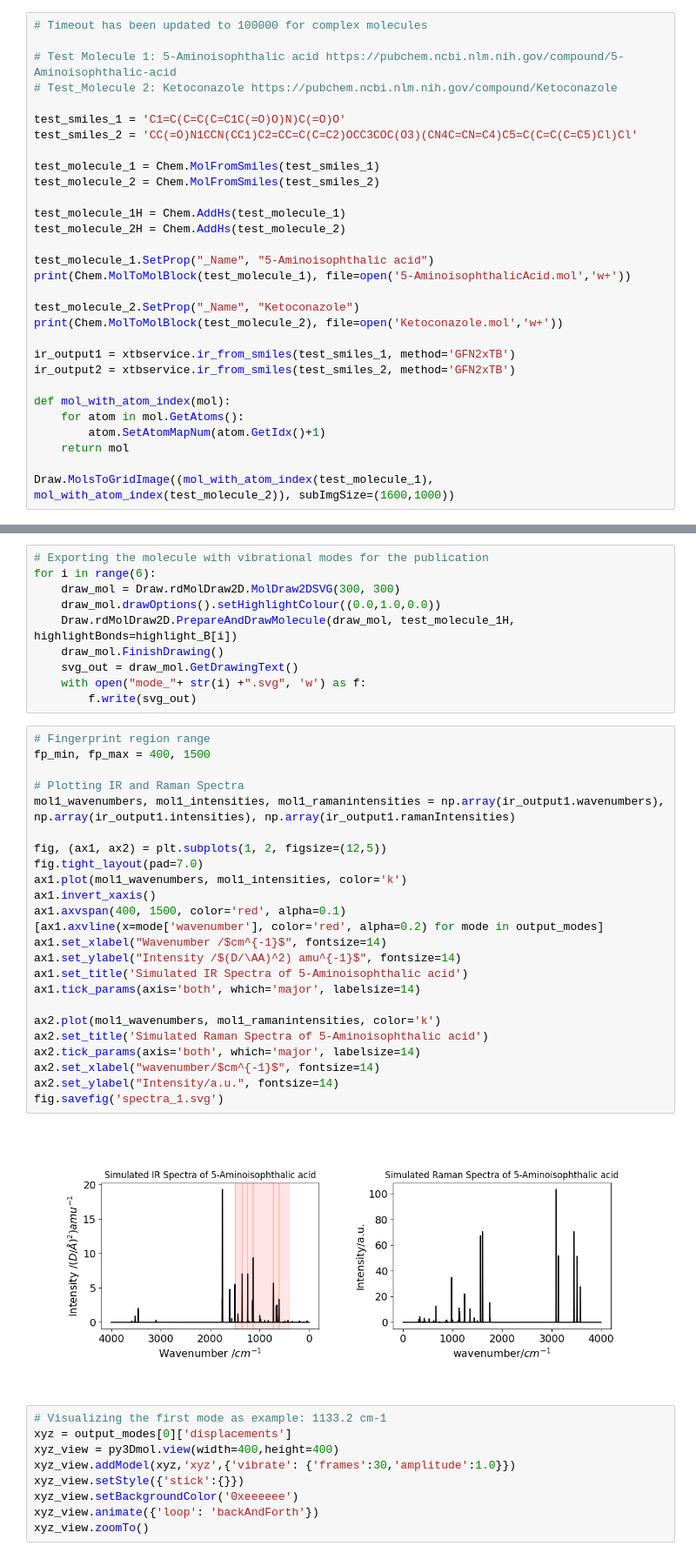
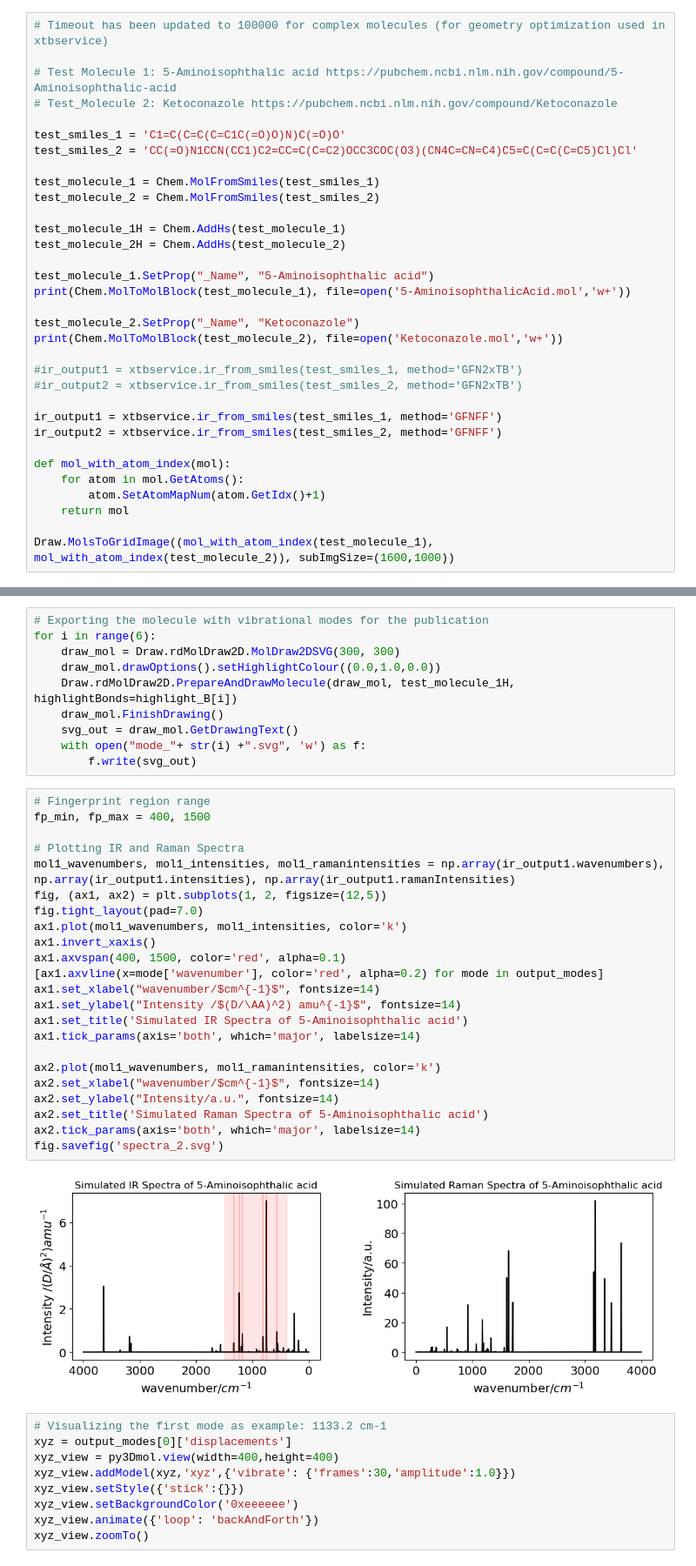
Before and after one commit to croningp/molecular_complexity, a Jupyter notebook: ESI/ir/analyze_IR.ipynb, the cells around one changed output, grey strips where cells are left out. Shown: that part at 87% size. Cells and saved outputs as stored; diff of their text form.

```diff
--- a/ESI/ir/analyze_IR.ipynb
+++ b/ESI/ir/analyze_IR.ipynb
@@ -21,7 +23,7 @@ from IPython.display import SVG
 
 rdDepictor.SetPreferCoordGen(True)
 # %%
-# Timeout has been updated to 100000 for complex molecules
+# Timeout has been updated to 100000 for complex molecules (for geometry optimization used in xtbservice)
 
 # Test Molecule 1: 5-Aminoisophthalic acid https://pubchem.ncbi.nlm.nih.gov/compound/5-Aminoisophthalic-acid
 # Test_Molecule 2: Ketoconazole https://pubchem.ncbi.nlm.nih.gov/compound/Ketoconazole
@@ -41,8 +43,11 @@ print(Chem.MolToMolBlock(test_molecule_1), file=open('5-AminoisophthalicAcid.mol
 test_molecule_2.SetProp("_Name", "Ketoconazole")
 print(Chem.MolToMolBlock(test_molecule_2), file=open('Ketoconazole.mol','w+'))
 
-ir_output1 = xtbservice.ir_from_smiles(test_smiles_1, method='GFN2xTB')
-ir_output2 = xtbservice.ir_from_smiles(test_smiles_2, method='GFN2xTB')
+#ir_output1 = xtbservice.ir_from_smiles(test_smiles_1, method='GFN2xTB')
+#ir_output2 = xtbservice.ir_from_smiles(test_smiles_2, method='GFN2xTB')
+
+ir_output1 = xtbservice.ir_from_smiles(test_smiles_1, method='GFNFF')
+ir_output2 = xtbservice.ir_from_smiles(test_smiles_2, method='GFNFF')
 
 def mol_with_atom_index(mol):
     for atom in mol.GetAtoms():
@@ -83,29 +92,28 @@ for i in range(6):
 # %%
 # Fingerprint region range
 fp_min, fp_max = 400, 1500
 
 # Plotting IR and Raman Spectra
 mol1_wavenumbers, mol1_intensities, mol1_ramanintensities = np.array(ir_output1.wavenumbers), np.array(ir_output1.intensities), np.array(ir_output1.ramanIntensities)
-
 fig, (ax1, ax2) = plt.subplots(1, 2, figsize=(12,5))
 fig.tight_layout(pad=7.0)
 ax1.plot(mol1_wavenumbers, mol1_intensities, color='k')
 ax1.invert_xaxis()
 ax1.axvspan(400, 1500, color='red', alpha=0.1)
 [ax1.axvline(x=mode['wavenumber'], color='red', alpha=0.2) for mode in output_modes]
-ax1.set_xlabel("Wavenumber /$cm^{-1}$", fontsize=14)
+ax1.set_xlabel("wavenumber/$cm^{-1}$", fontsize=14)
 ax1.set_ylabel("Intensity /$(D/\AA)^2) amu^{-1}$", fontsize=14)
 ax1.set_title('Simulated IR Spectra of 5-Aminoisophthalic acid')
 ax1.tick_params(axis='both', which='major', labelsize=14)
 
 ax2.plot(mol1_wavenumbers, mol1_ramanintensities, color='k')
+ax2.set_xlabel("wavenumber/$cm^{-1}$", fontsize=14)
+ax2.set_ylabel("Intensity/a.u.", fontsize=14)
 ax2.set_title('Simulated Raman Spectra of 5-Aminoisophthalic acid')
 ax2.tick_params(axis='both', which='major', labelsize=14)
-ax2.set_xlabel("wavenumber/$cm^{-1}$", fontsize=14)
-ax2.set_ylabel("Intensity/a.u.", fontsize=14)
-fig.savefig('spectra_1.svg')
+fig.savefig('spectra_2.svg')
 # %% [output]
-[figure, old version]
+[figure, new version]
 # %%
 # Visualizing the first mode as example: 1133.2 cm-1
 xyz = output_modes[0]['displacements']
```
Also changed, not shown: parts of 6 cells of this notebook.
